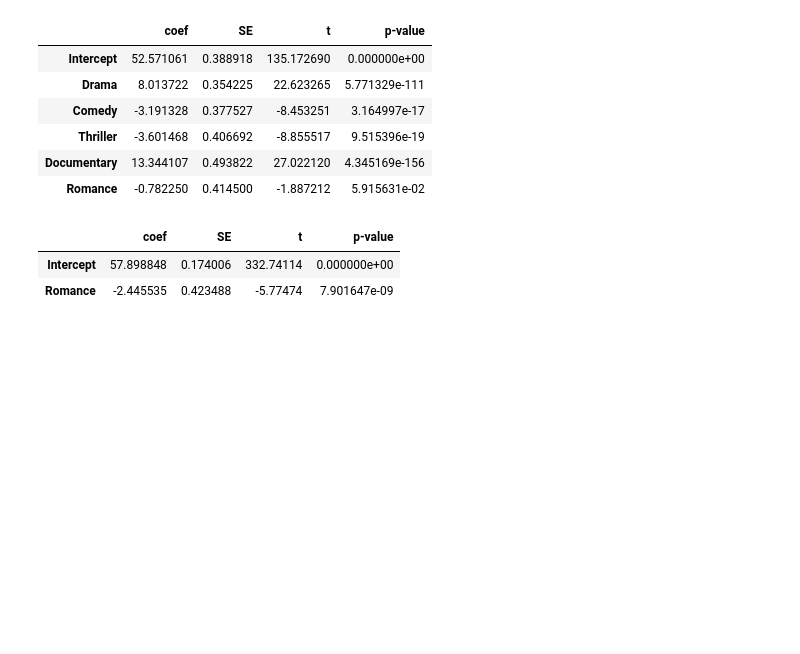
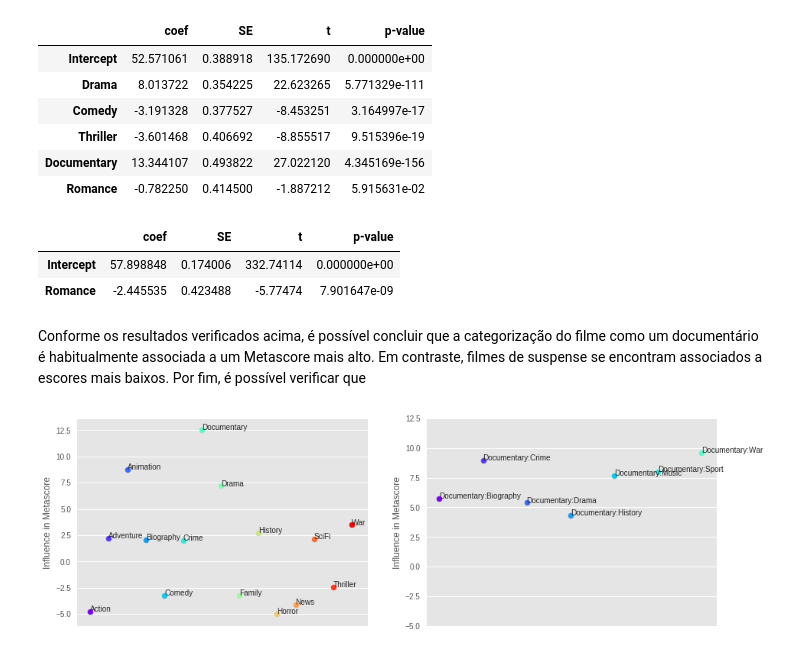
Before and after one commit to gabrieldluca/2017-2-projeto-metascience, a Jupyter notebook: notebooks/analysis.ipynb, the cells around one changed output. Drawn from its saved outputs; the diff is of its cells as text; code cells hidden in the pictures; blank space fills up the shorter version.

```diff
--- a/notebooks/analysis.ipynb
+++ b/notebooks/analysis.ipynb
@@ -3,6 +3,7 @@ from bs4 import BeautifulSoup
 from IPython.display import display
 import matplotlib.pyplot as plt
 import matplotlib.ticker as mticker
+import matplotlib.cm as cm
 import numpy as np
 import pandas as pd
 import statsmodels.formula.api as smf
@@ -12,4 +13,6 @@ from dateutil.parser import parse
 import re
 
 %matplotlib inline
+rainbow_colors = cm.rainbow(np.linspace(0, 1, 15))
+random.seed(123)
 plt.style.use('ggplot')
@@ -96,3 +83,28 @@ display(result)
 |  | coef | SE | t | p-value |
 | Intercept | 57.898848 | 0.174006 | 332.74114 | 0.000000e+00 |
 | Romance | -2.445535 | 0.423488 | -5.77474 | 7.901647e-09 |
+# %% [markdown]
+Conforme os resultados verificados acima, é possível concluir que a categorização do filme como um documentário é habitualmente associada a um Metascore mais alto. Em contraste, filmes de suspense se encontram associados a escores mais baixos. Por fim, é possível verificar que
+# %%
+documentary_types = genres.drop('Documentary')
+
+general = smf.ols('metascore ~ ' + ' + '.join(genres), movie_data).fit()
+documentaries = smf.ols('metascore ~ Documentary:(' + ' + '.join(documentary_types) + ')',
+                        movie_data).fit()
+
+fig, axes = plt.subplots(ncols=2, figsize=(15,5))
+for model, axis in zip([general, documentaries], axes):
+    result = pd.concat([model.params, model.bse, model.tvalues, model.pvalues],
+                        axis=1, keys=['coef', 'SE', 't', 'p-value'])
+    result = result[result['p-value'] < 0.01].drop('Intercept')
+
+    for i, j, color in zip(range(15), result.coef, rainbow_colors):
+        axis.scatter(i, j, color=color)
+    for i, txt in enumerate(result.index):
+        axis.annotate(txt, (range(15)[i], result.coef[i]))
+    axis.set_ylabel('Influence in Metascore')
+    t = axis.set_xticks([])
+
+t = axes[1].set_yticks(np.arange(-5, 12.6, 2.5))
+# %% [output]
+[figure, added]
```
Also changed, not shown: parts of 21 cells of this notebook.
